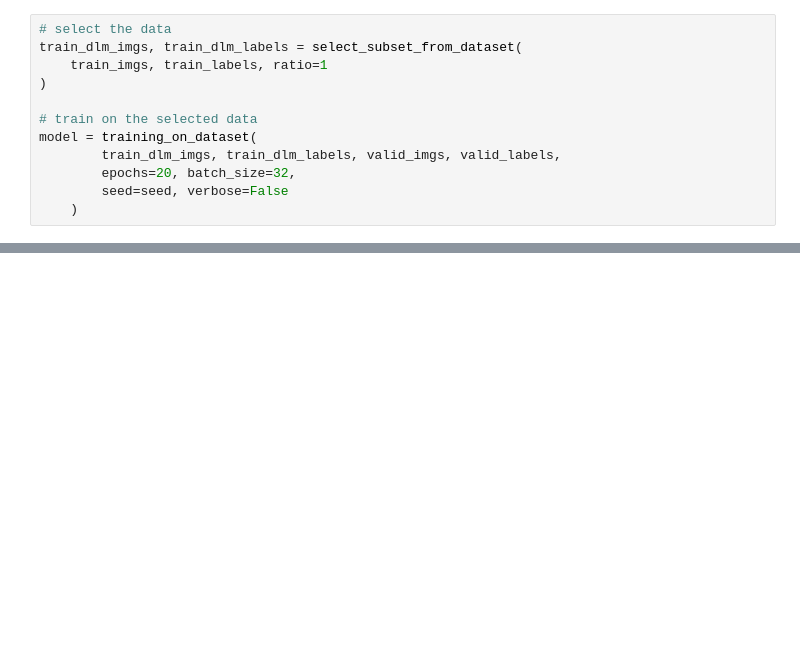
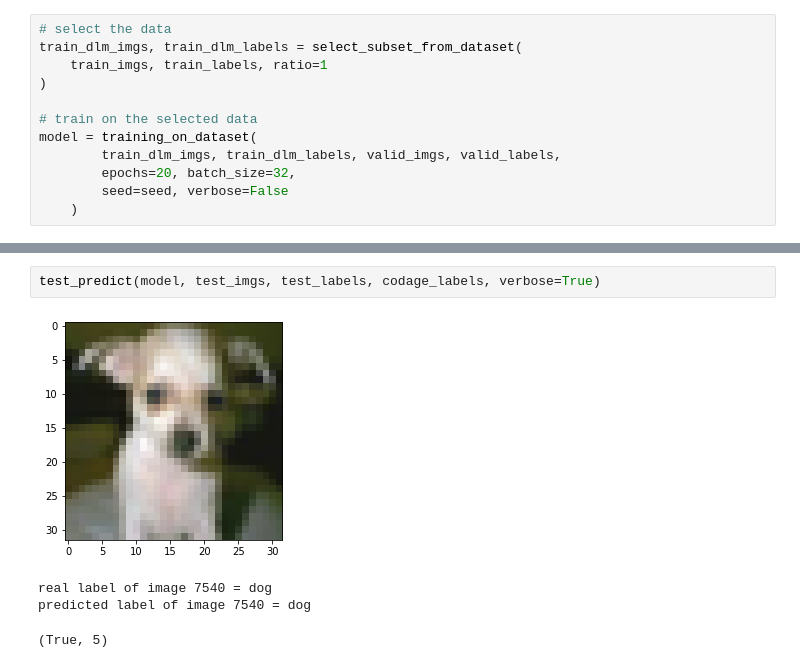
Before and after one commit to delemarchand2020/IVADO_MILA_DL, a Jupyter notebook: week1_tutorial_denis_lemarchand.ipynb, the cells around one changed output, grey strips where cells are left out. Saved outputs shown, nothing was run; the diff lists cells and outputs as text; blank space fills up the shorter version.

```diff
--- a/week1_tutorial_denis_lemarchand.ipynb
+++ b/week1_tutorial_denis_lemarchand.ipynb
@@ -1453,0 +1472,7 @@ predicted label of image 7068 = airplane
+# %%
+test_predict(model, test_imgs, test_labels, codage_labels, verbose=True)
+# %% [output]
+[figure, added]
+real label of image 7540 = dog
+predicted label of image 7540 = dog
+(True, 5)
```
Also changed, not shown: parts of 3 cells of this notebook.
